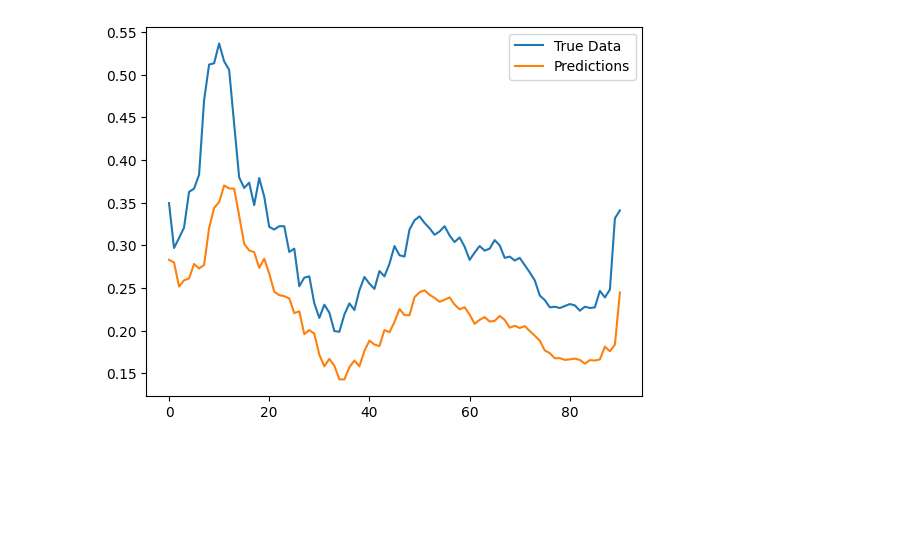
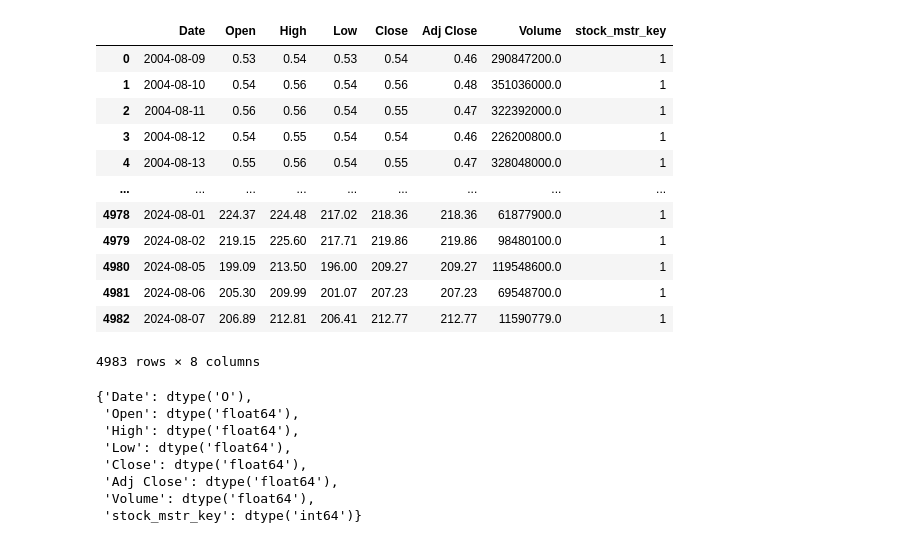
Before and after one commit to zeltrex7/StockETL-Utility, a Jupyter notebook: Main.ipynb, the cells around one changed output. Drawn from its saved outputs; the diff is of its cells as text; code cells hidden in the pictures; blank space fills up the shorter version.

```diff
--- a/Main.ipynb
+++ b/Main.ipynb
@@ -440,22 +0,0 @@ Final loss: 1.3831031537847593e-05
-# %%
-import matplotlib.pyplot as plt
-
-# Prepare test data
-test_data_tensor = torch.FloatTensor(test_data)
-test_inout_seq = create_inout_sequences(test_data_tensor, seq_length)
-
-model.eval()
-preds = []
-
-for seq, _ in test_inout_seq:
-    with torch.no_grad():
-        model.hidden_cell = (torch.zeros(1, 1, model.hidden_layer_size),
-                             torch.zeros(1, 1, model.hidden_layer_size))
-        preds.append(model(seq).item())
-
-plt.plot(test_data[seq_length:], label='True Data')
-plt.plot(preds, label='Predictions')
-plt.legend()
-plt.show()
-# %% [output]
-[figure, removed]
@@ -461,0 +6,29 @@ plt.show()
+# %%
+DataFromDB = pd.read_sql('SELECT * FROM stocks.stocks_data s where s.stock_mstr_key = 1;', con=engine)
+# %%
+DataFromDB
+# %% [output]
+|  | Date | Open | High | Low | Close | Adj Close | Volume | stock_mstr_key |
+| 0 | 2004-08-09 | 0.53 | 0.54 | 0.53 | 0.54 | 0.46 | 290847200.0 | 1 |
+| 1 | 2004-08-10 | 0.54 | 0.56 | 0.54 | 0.56 | 0.48 | 351036000.0 | 1 |
+| 2 | 2004-08-11 | 0.56 | 0.56 | 0.54 | 0.55 | 0.47 | 322392000.0 | 1 |
+| 3 | 2004-08-12 | 0.54 | 0.55 | 0.54 | 0.54 | 0.46 | 226200800.0 | 1 |
+| 4 | 2004-08-13 | 0.55 | 0.56 | 0.54 | 0.55 | 0.47 | 328048000.0 | 1 |
+| ... | ... | ... | ... | ... | ... | ... | ... | ... |
+| 4978 | 2024-08-01 | 224.37 | 224.48 | 217.02 | 218.36 | 218.36 | 61877900.0 | 1 |
+| 4979 | 2024-08-02 | 219.15 | 225.60 | 217.71 | 219.86 | 219.86 | 98480100.0 | 1 |
+| 4980 | 2024-08-05 | 199.09 | 213.50 | 196.00 | 209.27 | 209.27 | 119548600.0 | 1 |
+| 4981 | 2024-08-06 | 205.30 | 209.99 | 201.07 | 207.23 | 207.23 | 69548700.0 | 1 |
+| 4982 | 2024-08-07 | 206.89 | 212.81 | 206.41 | 212.77 | 212.77 | 11590779.0 | 1 |
+4983 rows × 8 columns
+# %%
+dict(DataFromDB.dtypes)
+# %% [output]
+{'Date': dtype('O'),
+ 'Open': dtype('float64'),
+ 'High': dtype('float64'),
+ 'Low': dtype('float64'),
+ 'Close': dtype('float64'),
+ 'Adj Close': dtype('float64'),
+ 'Volume': dtype('float64'),
+ 'stock_mstr_key': dtype('int64')}
```
Also changed, not shown: parts of 37 cells of this notebook, 2 other files.
